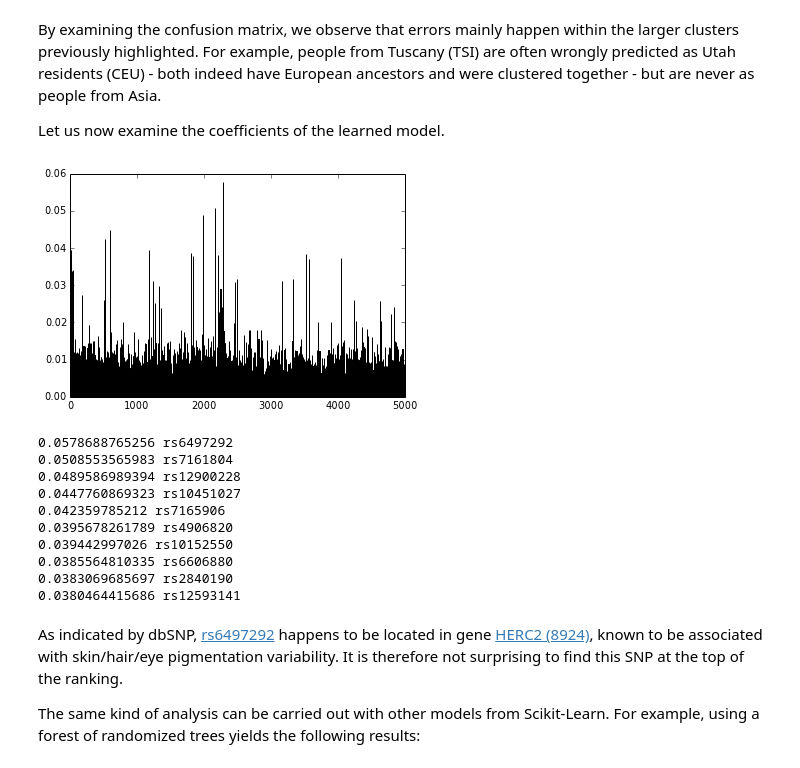
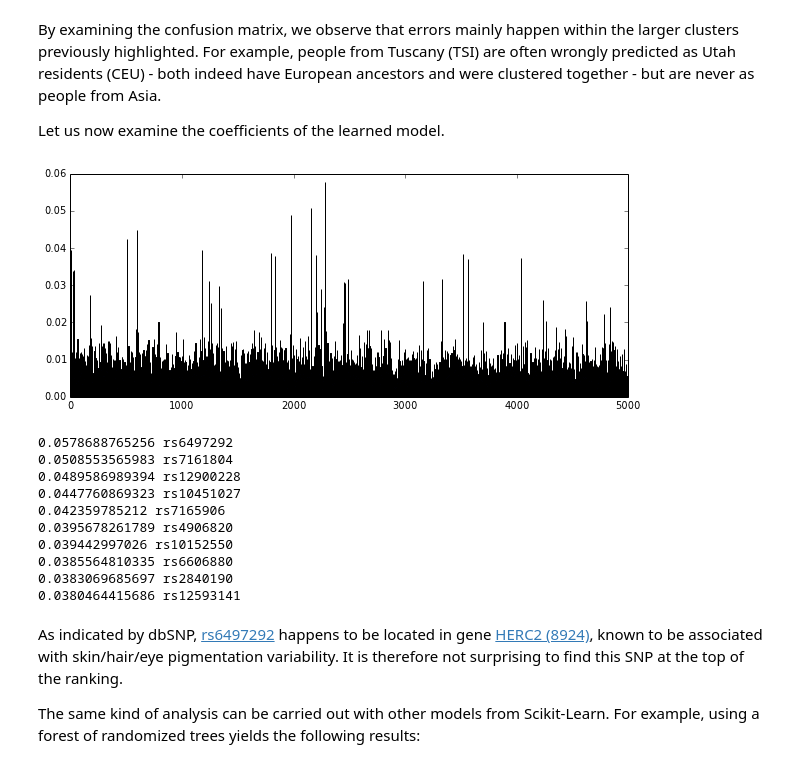
Before and after one commit to glouppe/NIPS2013_sklearn, a Jupyter notebook: oral/sklearn-mloss.ipynb, the cells around one changed output. Saved outputs shown, nothing was run; the diff lists cells and outputs as text; code cells hidden in the pictures.

```diff
--- a/oral/sklearn-mloss.ipynb
+++ b/oral/sklearn-mloss.ipynb
@@ -399,16 +400,18 @@ Let us now examine the coefficients of the learned model.
 # %%
 # Plot coefficients
 coef = np.mean(np.abs(clf.coef_), axis=0)
+
+plt.figure(figsize=(10, 4))
 plt.bar(range(len(snps)), coef)
 plt.show()
 
 # Top 10 SNPs
 indices = np.argsort(coef)[::-1]
 
 for i in range(10):
     print coef[indices[i]], snps[indices[i]]
 # %% [output]
-[figure, old version]
+[figure, new version]
 0.0578688765256 rs6497292
 0.0508553565983 rs7161804
 0.0489586989394 rs12900228
```
Also changed, not shown: parts of 3 cells of this notebook.
